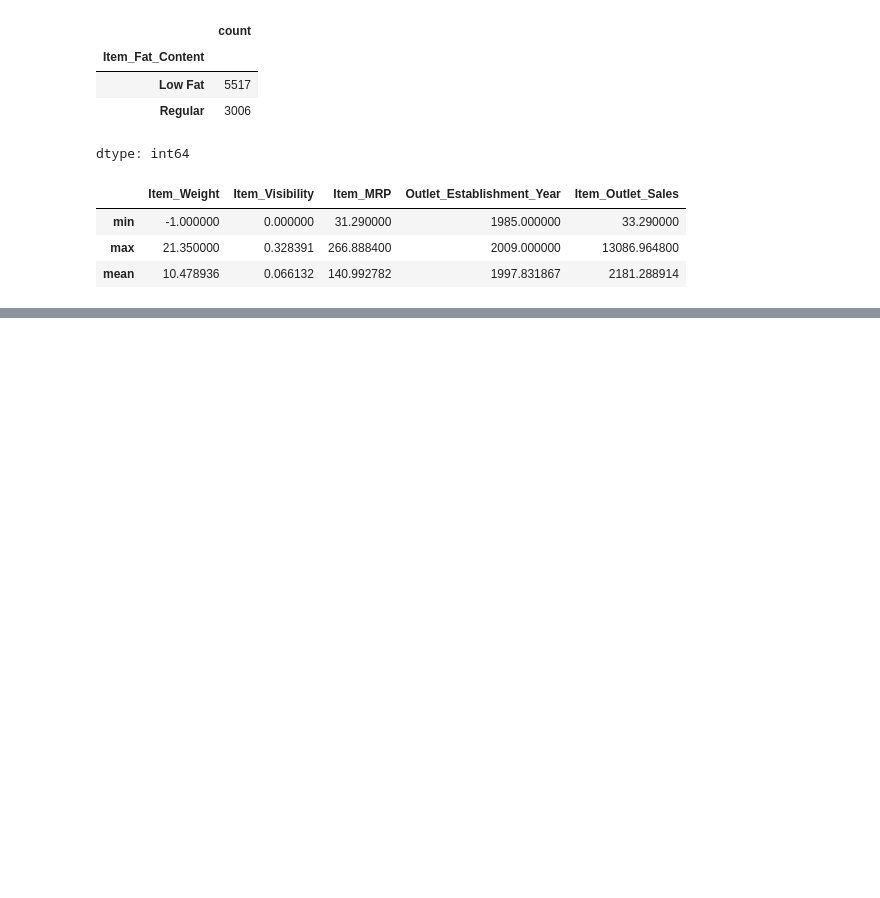
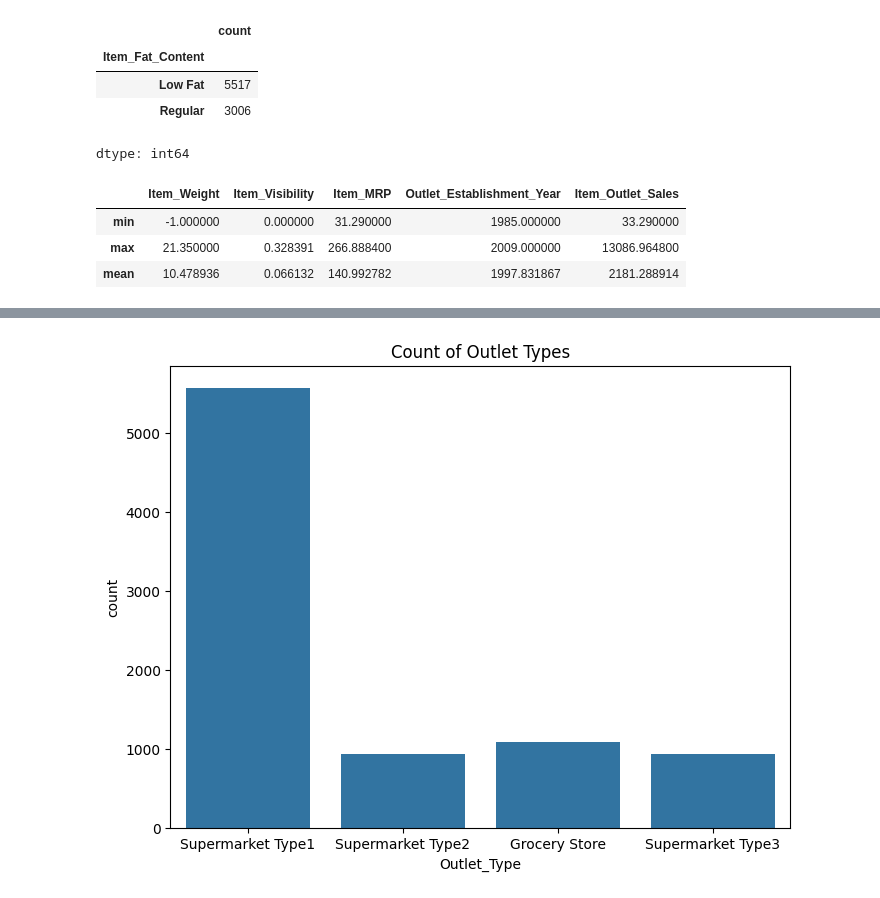
Before and after one commit to Shojaiaa/Prediction-of-Product-Sales, a Jupyter notebook: project_1_ipynb.ipynb, the cells around one changed output, grey strips where cells are left out. Saved outputs shown, nothing was run; the diff lists cells and outputs as text; code cells hidden in the pictures; blank space fills up the shorter version.

```diff
--- a/project_1_ipynb.ipynb
+++ b/project_1_ipynb.ipynb
@@ -170,0 +236,12 @@ df.select_dtypes(include=['number']).agg(['min', 'max', 'mean'])
+# %%
+# Countplot: Frequency of Outlet Types
+plt.figure(figsize=(8, 6))
+
+sns.countplot(data=df,x='Outlet_Type')
+plt.title('Count of Outlet Types')
+plt.xlabel('Outlet_Type')
+plt.ylabel('count')
+
+plt.show()
+# %% [output]
+[figure, added]
```
Also changed, not shown: parts of 16 cells of this notebook.
